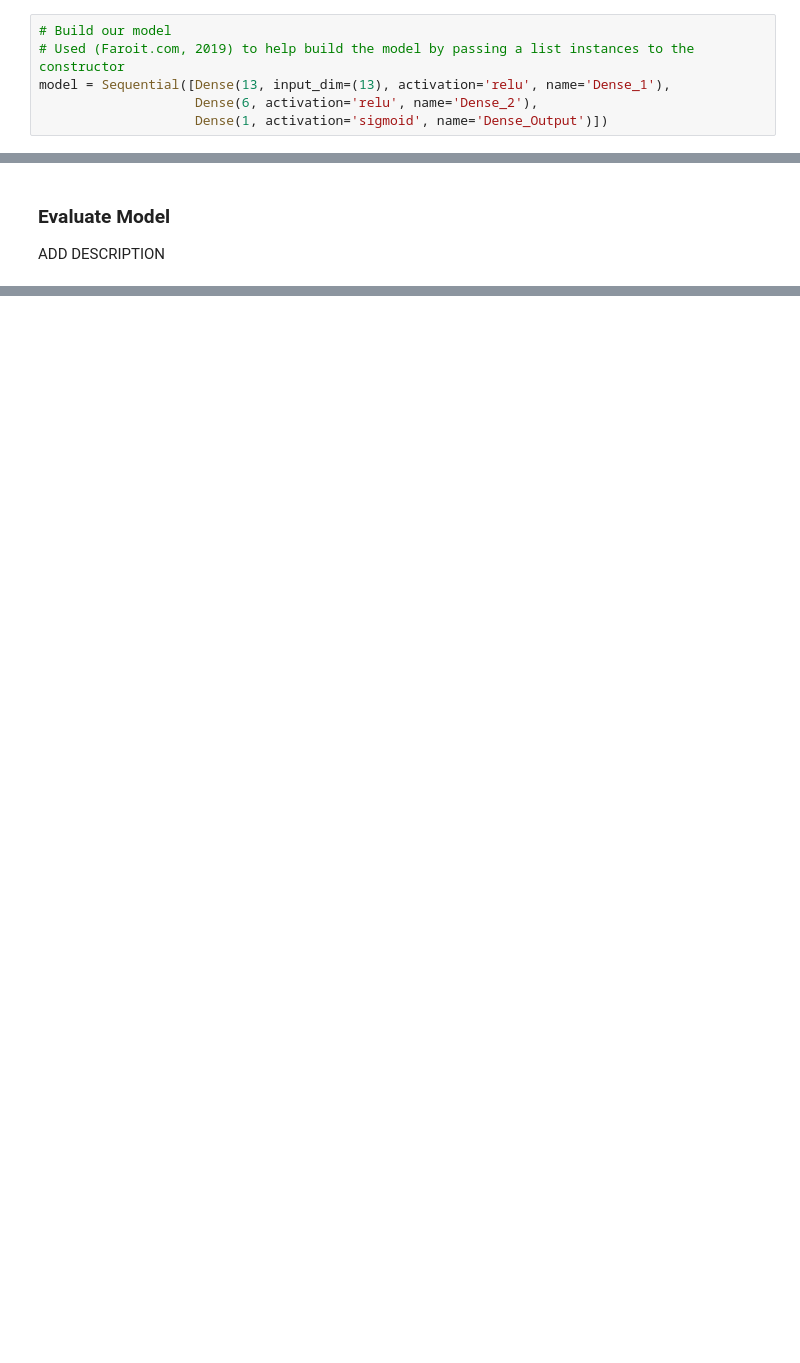
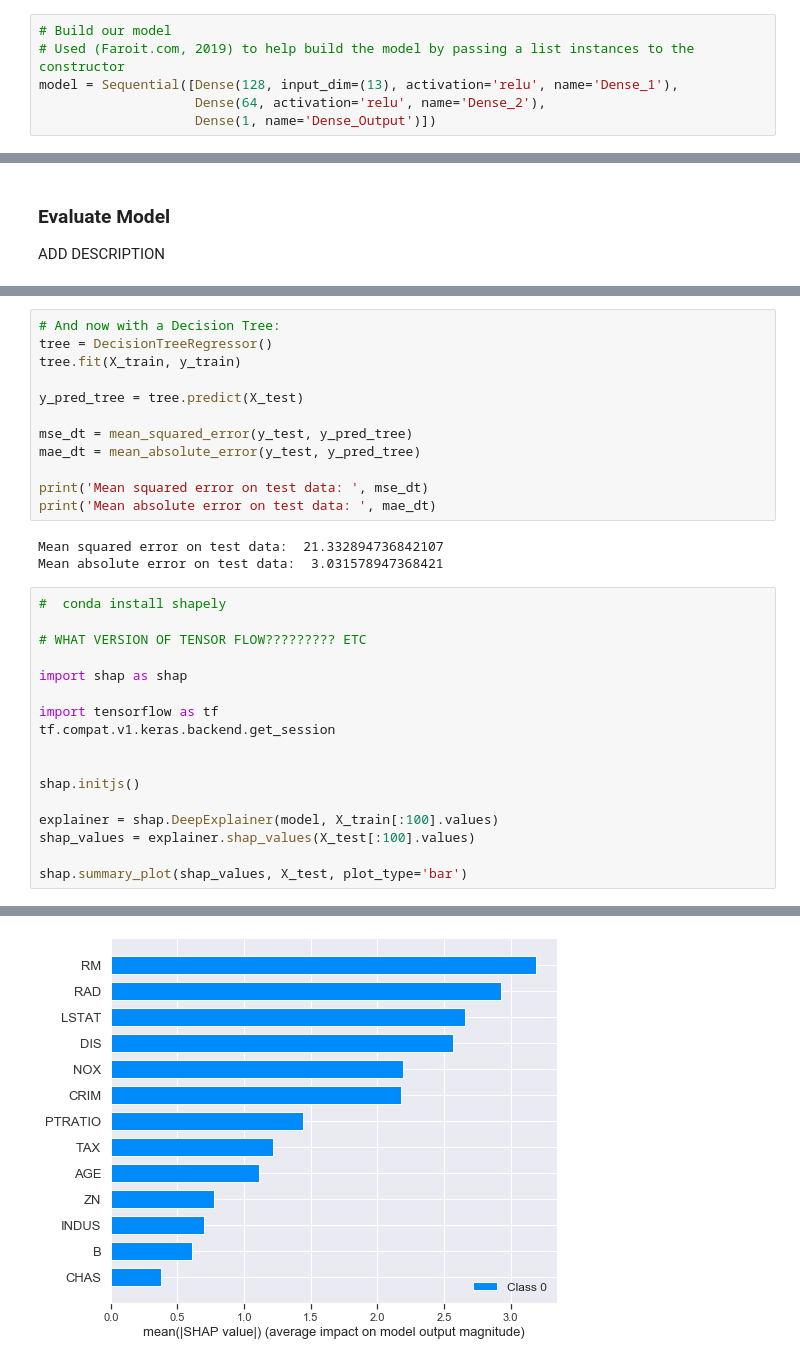
Before and after one commit to richardfeeney7/Machine-Learning-and-Statistics, a Jupyter notebook: Project2019.ipynb, the cells around one changed output, grey strips where cells are left out. Cells and saved outputs as stored; diff of their text form; blank space fills up the shorter version.

Commit message:
Working on Keras

```diff
--- a/Project2019.ipynb
+++ b/Project2019.ipynb
@@ -438,9 +452,9 @@ We can piece it all together by adding each layer:
 # %%
 # Build our model
 # Used (Faroit.com, 2019) to help build the model by passing a list instances to the constructor
-model = Sequential([Dense(13, input_dim=(13), activation='relu', name='Dense_1'),
-                    Dense(6, activation='relu', name='Dense_2'),
-                    Dense(1, activation='sigmoid', name='Dense_Output')])
+model = Sequential([Dense(128, input_dim=(13), activation='relu', name='Dense_1'),
+                    Dense(64, activation='relu', name='Dense_2'),
+                    Dense(1, name='Dense_Output')])
 # %% [markdown]
 ### Compile Model
 
@@ -502,0 +581,33 @@ print('Mean absolute error on test data: ', mae_nn)
+# %%
+# And now with a Decision Tree:
+tree = DecisionTreeRegressor()
+tree.fit(X_train, y_train)
+
+y_pred_tree = tree.predict(X_test)
+
+mse_dt = mean_squared_error(y_test, y_pred_tree)
+mae_dt = mean_absolute_error(y_test, y_pred_tree)
+
+print('Mean squared error on test data: ', mse_dt)
+print('Mean absolute error on test data: ', mae_dt)
+# %% [output]
+Mean squared error on test data:  21.332894736842107
+Mean absolute error on test data:  3.031578947368421
+# %%
+#  conda install shapely
+
+# WHAT VERSION OF TENSOR FLOW????????? ETC
+
+import shap as shap
+
+import tensorflow as tf
+tf.compat.v1.keras.backend.get_session
+
+
+shap.initjs()
+
+explainer = shap.DeepExplainer(model, X_train[:100].values)
+shap_values = explainer.shap_values(X_test[:100].values)
+
+shap.summary_plot(shap_values, X_test, plot_type='bar')
+# %% [output]
@@ -502,0 +615 @@ print('Mean absolute error on test data: ', mae_nn)
+[figure, added]
```
Also changed, not shown: parts of 14 cells of this notebook, 1 other file.
